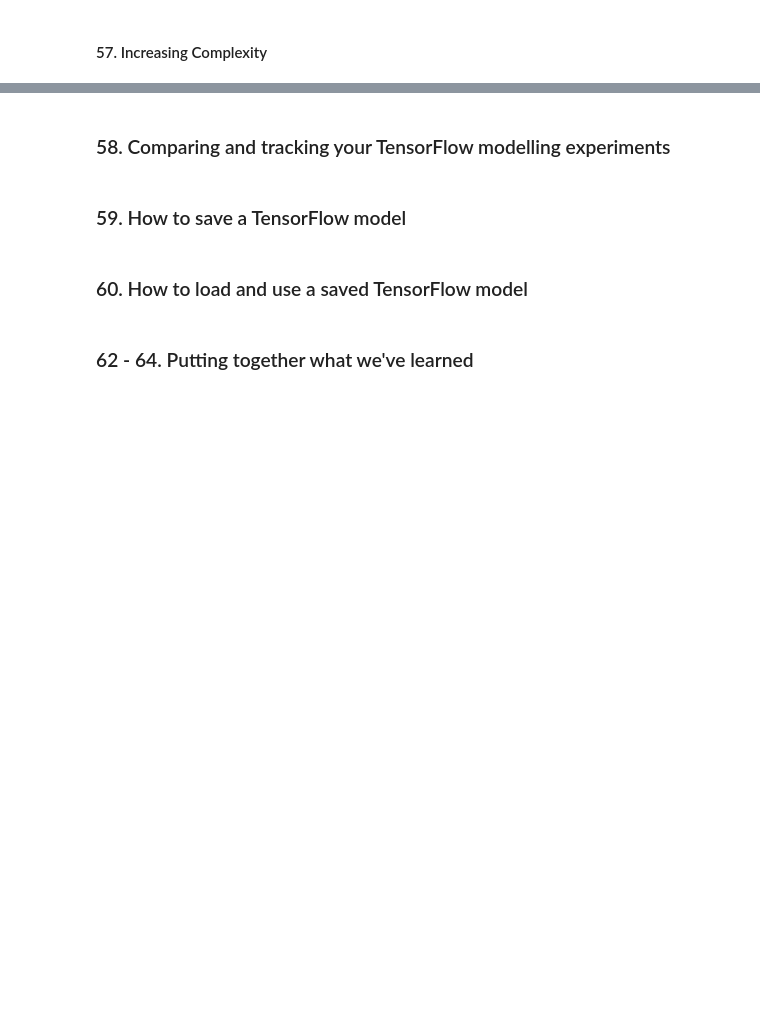
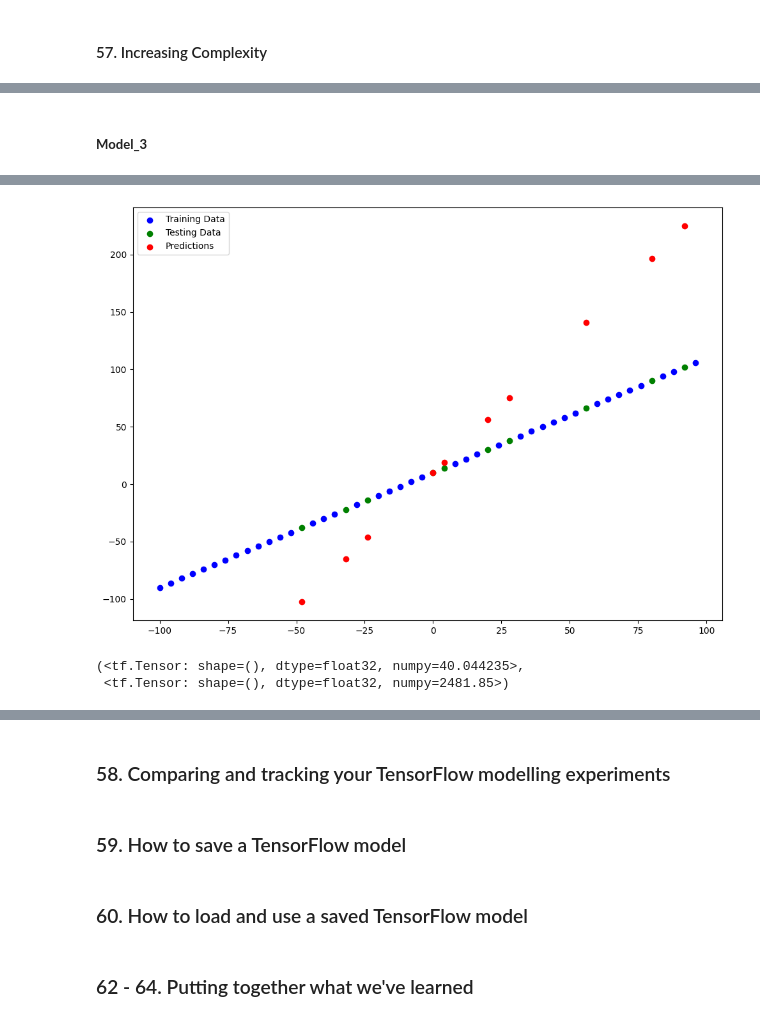
Before and after one commit to Diegomca98/tensorflow-certification-prep, a Jupyter notebook: src/nn_regression.ipynb, the cells around one changed output, grey strips where cells are left out. Drawn from its saved outputs; the diff is of its cells as text; code cells hidden in the pictures; blank space fills up the shorter version.

```diff
--- a/src/nn_regression.ipynb
+++ b/src/nn_regression.ipynb
@@ -901,0 +951,20 @@ models['model_1'].fit(
+# %% [markdown]
+##### **Model_3**
+# %%
+models['model_3'].compile(
+    loss = tf.keras.losses.mae,
+    optimizer = tf.keras.optimizers.SGD(),
+    metrics = ['mae']
+)
+
+models['model_3'].fit(
+    tf.expand_dims(X_train, axis=-1),
+    y_train,
+    epochs=500,
+    verbose = 0
+)
+
+y_pred_3 = models['model_3'].predict(X_test)
+
+check_predictions(predictions = y_pred_3)
+# %% [output]
@@ -901,0 +973,9 @@ models['model_1'].fit(
+[figure, added]
+# %%
+mae_3 = mae_metric(y_test, y_pred_3)
+mse_3 = mse_metric(y_test, y_pred_3)
+
+mae_3, mse_3
+# %% [output]
+(<tf.Tensor: shape=(), dtype=float32, numpy=40.044235>,
+ <tf.Tensor: shape=(), dtype=float32, numpy=2481.85>)
```
Also changed, not shown: parts of 18 cells of this notebook.
